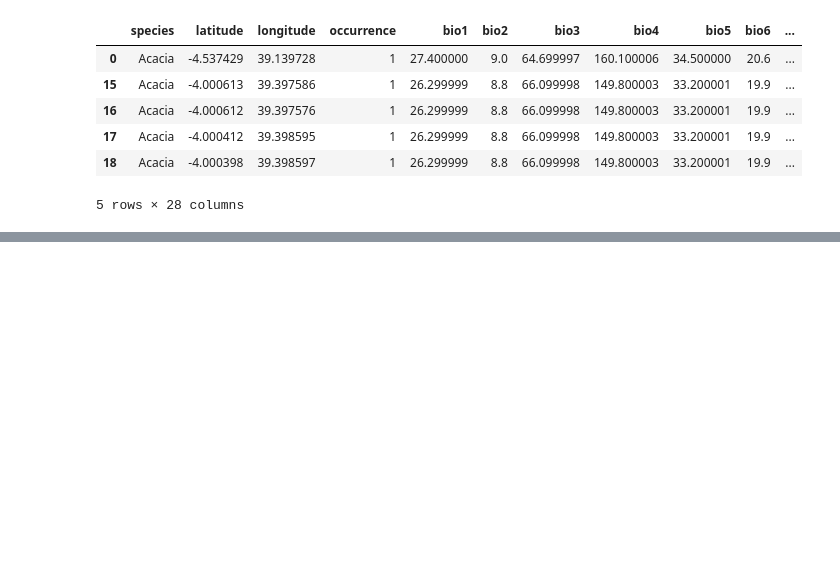
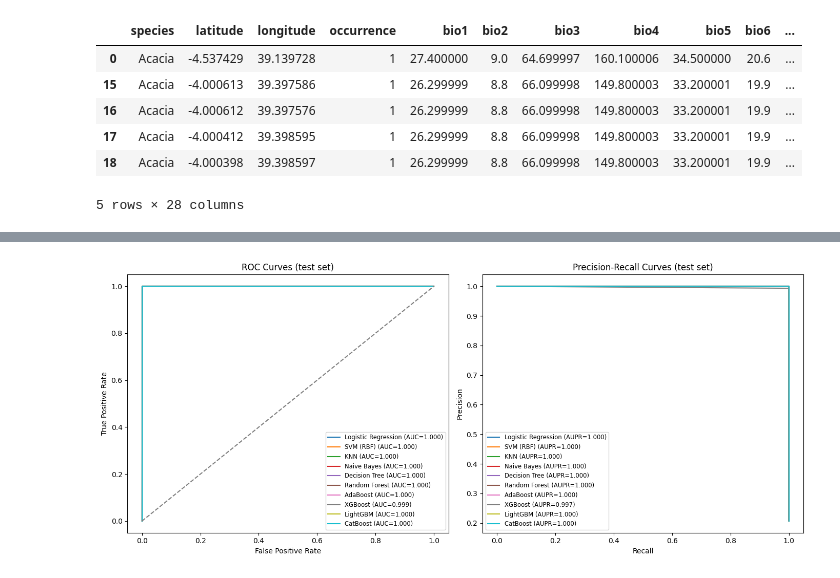
Before and after one commit to irungus/Dessertation, a Jupyter notebook: Final Desertatation Work.ipynb, the cells around one changed output, grey strips where cells are left out. Saved outputs shown, nothing was run; the diff lists cells and outputs as text; code cells hidden in the pictures; blank space fills up the shorter version.

```diff
--- a/Final Desertatation Work.ipynb
+++ b/Final Desertatation Work.ipynb
@@ -159,0 +242,4 @@ acacia_df.head()
+# %%
+TARGET = "occurrence"
+if TARGET not in acacia_df.columns:
+    raise ValueError(f"Target column '{TARGET}' not found in dataframe")
@@ -159,0 +285,15 @@ acacia_df.head()
+# %%
+# 5) Define models (scale where needed)
+# ------------------------------
+models = {
+    "Logistic Regression": Pipeline([("scaler", StandardScaler()), ("model", LogisticRegression(max_iter=2000, random_state=42))]),
+    "SVM (RBF)": Pipeline([("scaler", StandardScaler()), ("model", SVC(kernel="rbf", probability=True, random_state=42))]),
+    "KNN": Pipeline([("scaler", StandardScaler()), ("model", KNeighborsClassifier(n_neighbors=5))]),
+    "Naive Bayes": Pipeline([("scaler", StandardScaler()), ("model", GaussianNB())]),
+    "Decision Tree": DecisionTreeClassifier(max_depth=6, random_state=42),
+    "Random Forest": RandomForestClassifier(n_estimators=300, n_jobs=-1, random_state=42),
+    "AdaBoost": AdaBoostClassifier(n_estimators=200, random_state=42),
+    "XGBoost": XGBClassifier(n_estimators=300, learning_rate=0.05, use_label_encoder=False, eval_metric="logloss", n_jobs=-1, random_state=42),
+    "LightGBM": LGBMClassifier(n_estimators=300, learning_rate=0.05, n_jobs=-1, random_state=42),
+    "CatBoost": CatBoostClassifier(iterations=300, learning_rate=0.05, depth=6, verbose=0, random_state=42),
+}
@@ -159,0 +397,28 @@ acacia_df.head()
+# %%
+# 7) Plot ROC curves and Precision-Recall curves
+# ------------------------------
+plt.figure(figsize=(14,6))
+
+# ROC plot
+plt.subplot(1,2,1)
+for name, fpr, tpr, roc_auc in roc_curves:
+    plt.plot(fpr, tpr, label=f"{name} (AUC={roc_auc:.3f})")
+plt.plot([0,1],[0,1], linestyle="--", color="grey")
+plt.xlabel("False Positive Rate")
+plt.ylabel("True Positive Rate")
+plt.title("ROC Curves (test set)")
+plt.legend(fontsize="small")
+
+# PR plot
+plt.subplot(1,2,2)
+for name, rc, pr, pr_auc in pr_curves:
+    plt.plot(rc, pr, label=f"{name} (AUPR={pr_auc:.3f})")
+plt.xlabel("Recall")
+plt.ylabel("Precision")
+plt.title("Precision-Recall Curves (test set)")
+plt.legend(fontsize="small")
+
+plt.tight_layout()
+plt.show()
+# %% [output]
+[figure, added]
```
Also changed, not shown: parts of 15 cells of this notebook.
